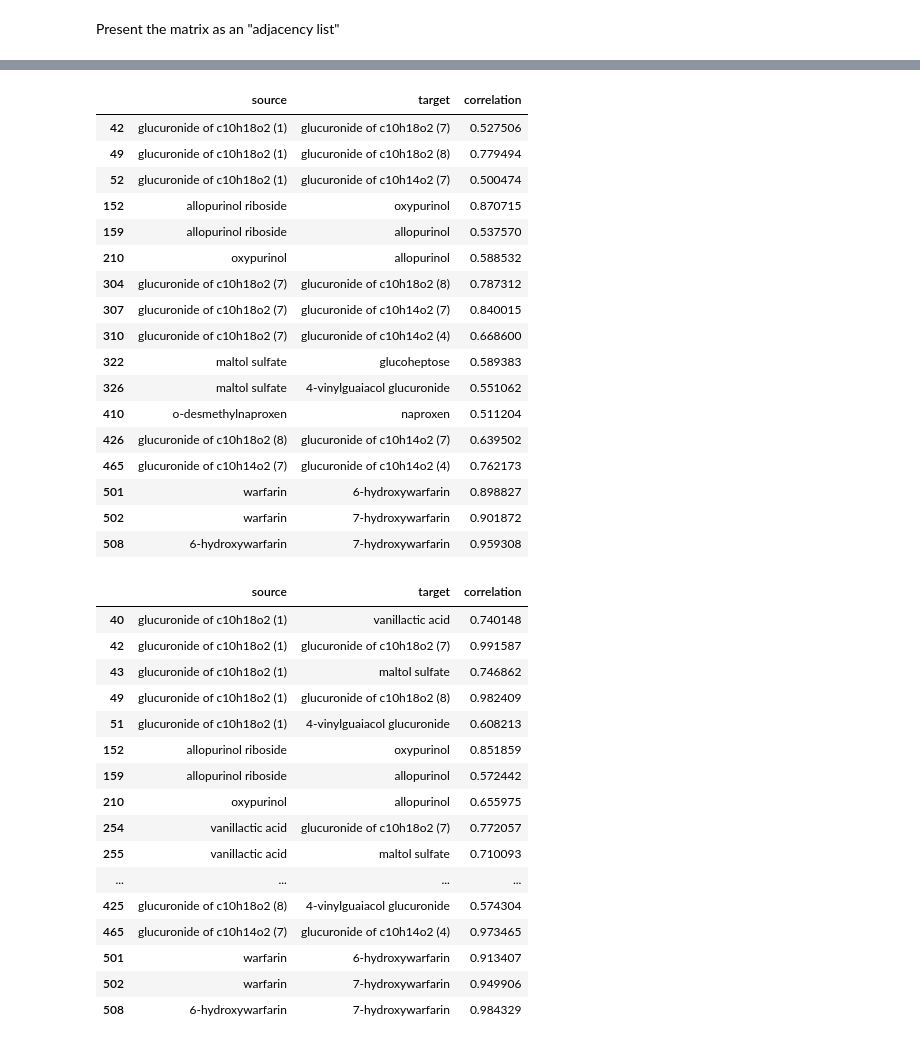
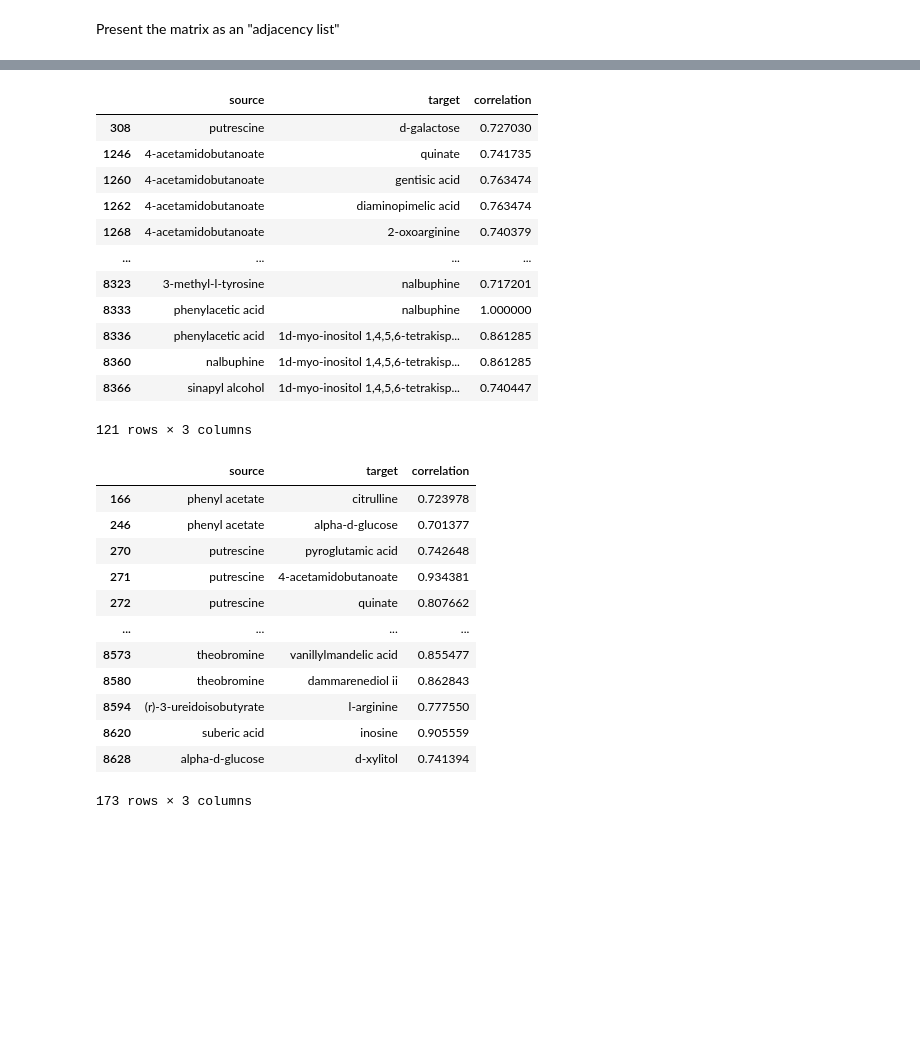
Before and after one commit to Gyovana-Moriyama/MO413-Ciencia-e-Visualizacao-de-Dados-em-Saude-2024, a Jupyter notebook: project-2/pipelines/notebooks/metabolite_correlation.ipynb, the cells around one changed output, grey strips where cells are left out. Saved outputs shown, nothing was run; the diff lists cells and outputs as text; code cells hidden in the pictures; blank space fills up the shorter version.

Commit message:
Generated new edges table

```diff
--- a/project-2/pipelines/notebooks/metabolite_correlation.ipynb
+++ b/project-2/pipelines/notebooks/metabolite_correlation.ipynb
@@ -121,46 +152,37 @@ healthy_corr.columns = ['source', 'target', 'correlation']
 
 healthy_edges = healthy_corr[healthy_corr['source'] != healthy_corr['target']]
 # %%
-healthy_edges[abs(healthy_edges['correlation']) > 0.5]
+healthy_edges[abs(healthy_edges['correlation']) > 0.7]
 # %% [output]
 |  | source | target | correlation |
-| 42 | glucuronide of c10h18o2 (1) | glucuronide of c10h18o2 (7) | 0.527506 |
-| 49 | glucuronide of c10h18o2 (1) | glucuronide of c10h18o2 (8) | 0.779494 |
-| 52 | glucuronide of c10h18o2 (1) | glucuronide of c10h14o2 (7) | 0.500474 |
-| 152 | allopurinol riboside | oxypurinol | 0.870715 |
-| 159 | allopurinol riboside | allopurinol | 0.537570 |
-| 210 | oxypurinol | allopurinol | 0.588532 |
-| 304 | glucuronide of c10h18o2 (7) | glucuronide of c10h18o2 (8) | 0.787312 |
-| 307 | glucuronide of c10h18o2 (7) | glucuronide of c10h14o2 (7) | 0.840015 |
-| 310 | glucuronide of c10h18o2 (7) | glucuronide of c10h14o2 (4) | 0.668600 |
-| 322 | maltol sulfate | glucoheptose | 0.589383 |
-| 326 | maltol sulfate | 4-vinylguaiacol glucuronide | 0.551062 |
-| 410 | o-desmethylnaproxen | naproxen | 0.511204 |
-| 426 | glucuronide of c10h18o2 (8) | glucuronide of c10h14o2 (7) | 0.639502 |
-| 465 | glucuronide of c10h14o2 (7) | glucuronide of c10h14o2 (4) | 0.762173 |
-| 501 | warfarin | 6-hydroxywarfarin | 0.898827 |
-| 502 | warfarin | 7-hydroxywarfarin | 0.901872 |
-| 508 | 6-hydroxywarfarin | 7-hydroxywarfarin | 0.959308 |
+| 308 | putrescine | d-galactose | 0.727030 |
+| 1246 | 4-acetamidobutanoate | quinate | 0.741735 |
+| 1260 | 4-acetamidobutanoate | gentisic acid | 0.763474 |
+| 1262 | 4-acetamidobutanoate | diaminopimelic acid | 0.763474 |
+| 1268 | 4-acetamidobutanoate | 2-oxoarginine | 0.740379 |
+| ... | ... | ... | ... |
+| 8323 | 3-methyl-l-tyrosine | nalbuphine | 0.717201 |
+| 8333 | phenylacetic acid | nalbuphine | 1.000000 |
+| 8336 | phenylacetic acid | 1d-myo-inositol 1,4,5,6-tetrakisp... | 0.861285 |
+| 8360 | nalbuphine | 1d-myo-inositol 1,4,5,6-tetrakisp... | 0.861285 |
+| 8366 | sinapyl alcohol | 1d-myo-inositol 1,4,5,6-tetrakisp... | 0.740447 |
+121 rows × 3 columns
 # %%
-cancer_edges[abs(cancer_edges['correlation']) > 0.5]
+cancer_edges[abs(cancer_edges['correlation']) > 0.7]
 # %% [output]
 |  | source | target | correlation |
-| 40 | glucuronide of c10h18o2 (1) | vanillactic acid | 0.740148 |
-| 42 | glucuronide of c10h18o2 (1) | glucuronide of c10h18o2 (7) | 0.991587 |
-| 43 | glucuronide of c10h18o2 (1) | maltol sulfate | 0.746862 |
-| 49 | glucuronide of c10h18o2 (1) | glucuronide of c10h18o2 (8) | 0.982409 |
-| 51 | glucuronide of c10h18o2 (1) | 4-vinylguaiacol glucuronide | 0.608213 |
-| 152 | allopurinol riboside | oxypurinol | 0.851859 |
-| 159 | allopurinol riboside | allopurinol | 0.572442 |
-| 210 | oxypurinol | allopurinol | 0.655975 |
-| 254 | vanillactic acid | glucuronide of c10h18o2 (7) | 0.772057 |
-| 255 | vanillactic acid | maltol sulfate | 0.710093 |
+| 166 | phenyl acetate | citrulline | 0.723978 |
+| 246 | phenyl acetate | alpha-d-glucose | 0.701377 |
+| 270 | putrescine | pyroglutamic acid | 0.742648 |
+| 271 | putrescine | 4-acetamidobutanoate | 0.934381 |
+| 272 | putrescine | quinate | 0.807662 |
 | ... | ... | ... | ... |
-| 425 | glucuronide of c10h18o2 (8) | 4-vinylguaiacol glucuronide | 0.574304 |
-| 465 | glucuronide of c10h14o2 (7) | glucuronide of c10h14o2 (4) | 0.973465 |
-| 501 | warfarin | 6-hydroxywarfarin | 0.913407 |
-| 502 | warfarin | 7-hydroxywarfarin | 0.949906 |
-| 508 | 6-hydroxywarfarin | 7-hydroxywarfarin | 0.984329 |
+| 8573 | theobromine | vanillylmandelic acid | 0.855477 |
+| 8580 | theobromine | dammarenediol ii | 0.862843 |
+| 8594 | (r)-3-ureidoisobutyrate | l-arginine | 0.777550 |
+| 8620 | suberic acid | inosine | 0.905559 |
+| 8628 | alpha-d-glucose | d-xylitol | 0.741394 |
+173 rows × 3 columns
 # %%
 healthy_edges.to_csv('../../data/processed/healthy_corr_edges.csv', index=False, sep=';')
 cancer_edges.to_csv('../../data/processed/cancer_corr_edges.csv', index=False, sep=';')
```
Also changed, not shown: parts of 6 cells of this notebook, 2 other files.
